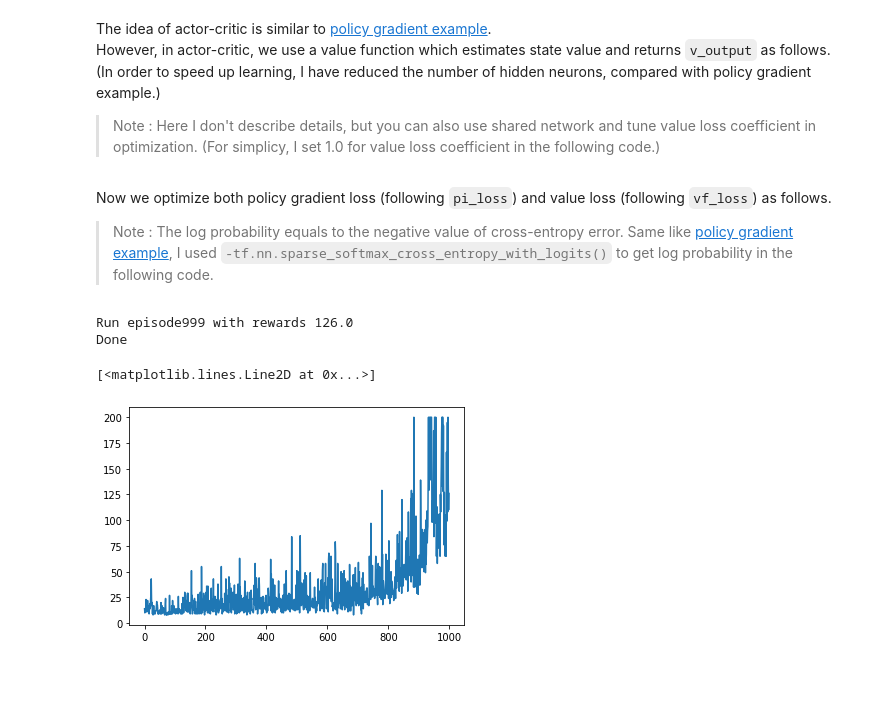
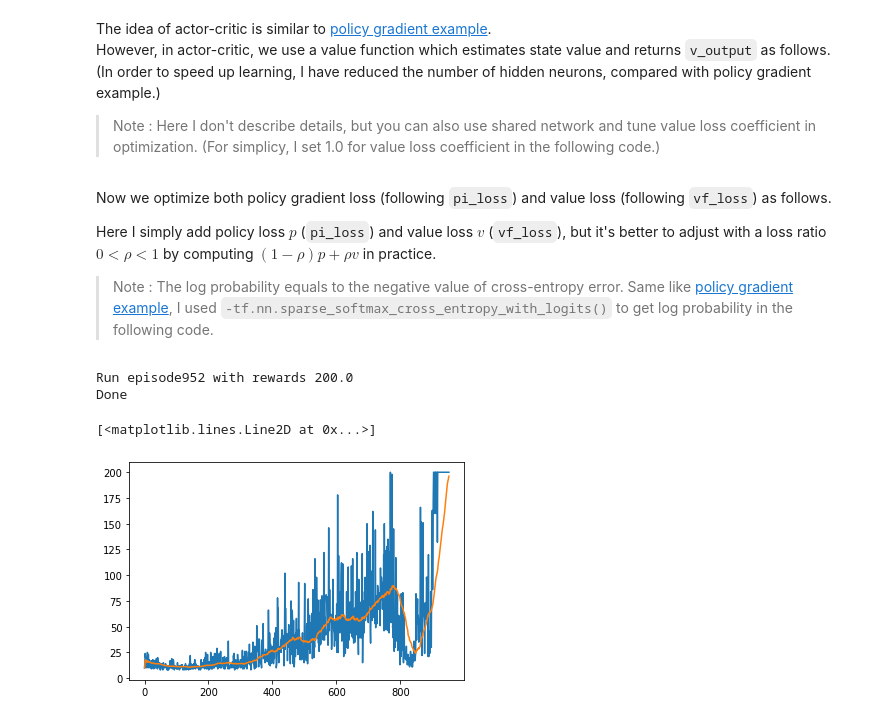
Before and after one commit to tsmatz/reinforcement-learning-tutorials, a Jupyter notebook: 03-actor-critic.ipynb, the cells around one changed output. Cells and saved outputs as stored; diff of their text form; code cells hidden in the pictures; blank space fills up the shorter version.

````diff
--- a/03-actor-critic.ipynb
+++ b/03-actor-critic.ipynb
@@ -34,7 +35,7 @@ However, in actor-critic, we use a value function which estimates state value an
 s_input = tf.keras.layers.Input(shape=(4, ))
 
 a_hidden = tf.keras.layers.Dense(16,activation="relu")(s_input)
-a_output = tf.keras.layers.Dense(2,activation="relu")(a_hidden)
+a_output = tf.keras.layers.Dense(2,activation=None)(a_hidden)
 
 v_hidden = tf.keras.layers.Dense(16,activation="relu")(s_input)
 v_output = tf.keras.layers.Dense(1,activation=None)(v_hidden)
@@ -43,6 +44,8 @@ policy_pi = tf.keras.Model([s_input], [a_output, v_output])
 # %% [markdown]
 Now we optimize both policy gradient loss (following ```pi_loss```) and value loss (following ```vf_loss```) as follows.
 
+Here I simply add policy loss $ p $ (```pi_loss```) and value loss $ v $ (```vf_loss```), but it's better to adjust with a loss ratio $ 0 \lt \rho \lt 1$ by computing $ (1-\rho) p + \rho v $ in practice.
+
 > Note : The log probability equals to the negative value of cross-entropy error. Same like [policy gradient example](https://github.com/tsmatz/reinforcement-learning-tutorials/blob/master/02-policy-gradient.ipynb), I used ```-tf.nn.sparse_softmax_cross_entropy_with_logits()``` to get log probability in the following code.
 # %%
 gamma = 0.99
@@ -60,7 +63,7 @@ def pick_sample(s):
 env = gym.make("CartPole-v0")
 reward_records = []
 opt = tf.keras.optimizers.Adam(learning_rate=0.001)
-for i in range(1000):
+for i in range(1500):
     # Run episode till done
     done = False
     reward_arr = []
@@ -99,14 +102,30 @@ for i in range(1000):
     print("Run episode{} with rewards {}".format(i, sum(reward_arr)), end="\r")
     reward_records.append(sum(reward_arr))
 
+    # stop if reward mean > 195.0
+    reward_records_np = np.array(reward_records)
+    if np.average(reward_records_np[-50:]) > 195.0:
+        break
+
 print("\nDone")
 env.close()
 # %% [output]
-Run episode999 with rewards 126.0
+Run episode952 with rewards 200.0
 Done
 # %%
 import matplotlib.pyplot as plt
+# Generate recent 50 interval average
+reward_records_np = np.array(reward_records)
+average_reward = []
+for idx in range(len(reward_records)):
+    avg_list = np.empty(shape=(1,), dtype=int)
+    if idx < 50:
+        avg_list = reward_records_np[:idx+1]
+    else:
+        avg_list = reward_records_np[idx-49:idx+1]
+    average_reward.append(np.average(avg_list))
 plt.plot(reward_records)
+plt.plot(average_reward)
 # %% [output]
 [<matplotlib.lines.Line2D at 0x...>]
-[figure, old version]
+[figure, new version]
````
Also changed, not shown: parts of 1 cell of this notebook, 5 other files.
